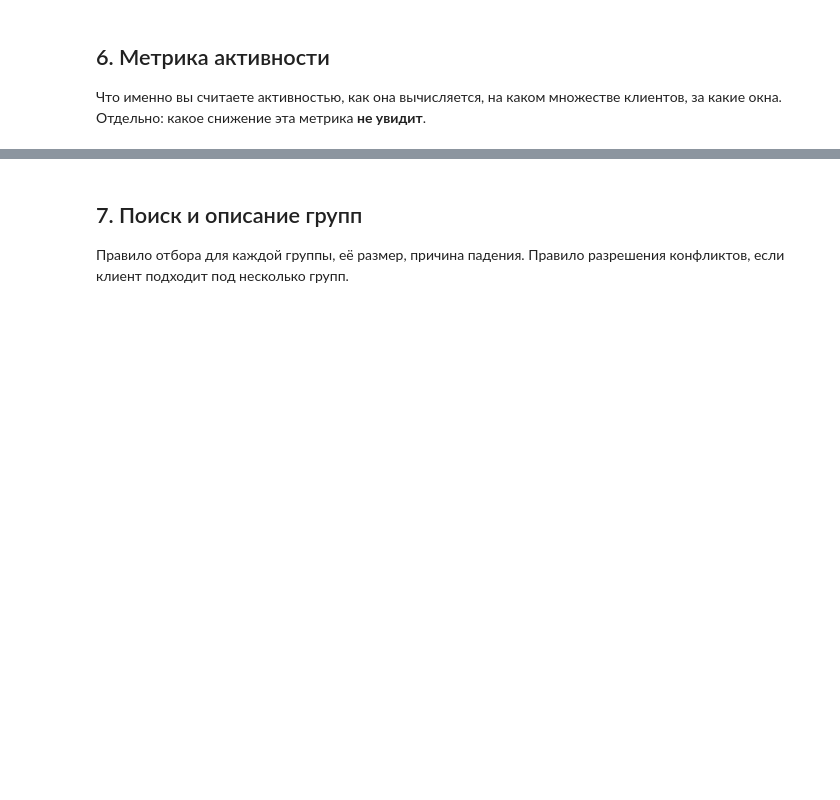
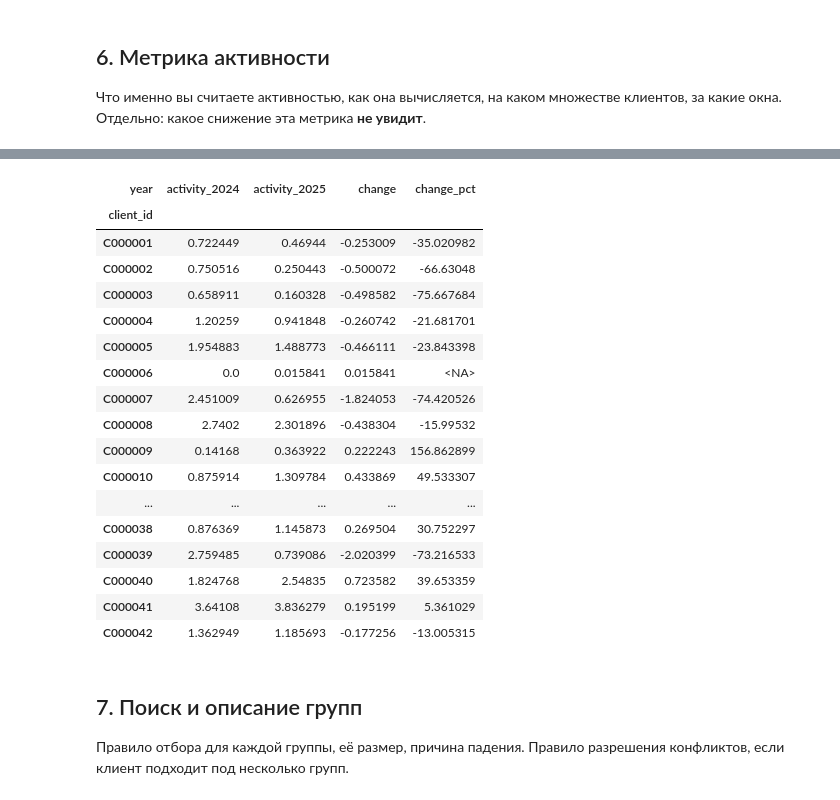
Before and after one commit to divik-T/Lab1GroupsClientsLeak, a Jupyter notebook: notebooks/01_analysis.ipynb, the cells around one changed output, grey strips where cells are left out. Cells and saved outputs as stored; diff of their text form; code cells hidden in the pictures; blank space fills up the shorter version.

```diff
--- a/notebooks/01_analysis.ipynb
+++ b/notebooks/01_analysis.ipynb
@@ -1430,3 +1620,53 @@ df1FIX.groupby("segment")["monthly_income"].median().plot.bar()
+# %%
+activity_monthly["year"] = activity_monthly["month"].dt.year
+
+activity_comparison = (
+    activity_monthly
+    .groupby(["client_id", "year"])["activity"]
+    .mean()
+    .unstack("year")
+    .reindex(columns=[2024, 2025])
+    .rename(columns={
+        2024: "activity_2024",
+        2025: "activity_2025",
+    })
+)
+
+activity_comparison["change"] = (
+    activity_comparison["activity_2025"]
+    - activity_comparison["activity_2024"]
+)
+
+activity_comparison["change_pct"] = (
+    activity_comparison["change"]
+    .div(
+        activity_comparison["activity_2024"].where(
+            activity_comparison["activity_2024"].gt(0)
+        )
+    )
+    .mul(100)
+)
+
+display(activity_comparison.head(40))
+# %% [output]
+| year | activity_2024 | activity_2025 | change | change_pct |
+| client_id |  |  |  |  |
+| C000001 | 0.722449 | 0.46944 | -0.253009 | -35.020982 |
+| C000002 | 0.750516 | 0.250443 | -0.500072 | -66.63048 |
+| C000003 | 0.658911 | 0.160328 | -0.498582 | -75.667684 |
+| C000004 | 1.20259 | 0.941848 | -0.260742 | -21.681701 |
+| C000005 | 1.954883 | 1.488773 | -0.466111 | -23.843398 |
+| C000006 | 0.0 | 0.015841 | 0.015841 | <NA> |
+| C000007 | 2.451009 | 0.626955 | -1.824053 | -74.420526 |
+| C000008 | 2.7402 | 2.301896 | -0.438304 | -15.99532 |
+| C000009 | 0.14168 | 0.363922 | 0.222243 | 156.862899 |
+| C000010 | 0.875914 | 1.309784 | 0.433869 | 49.533307 |
+| ... | ... | ... | ... | ... |
+| C000038 | 0.876369 | 1.145873 | 0.269504 | 30.752297 |
+| C000039 | 2.759485 | 0.739086 | -2.020399 | -73.216533 |
+| C000040 | 1.824768 | 2.54835 | 0.723582 | 39.653359 |
+| C000041 | 3.64108 | 3.836279 | 0.195199 | 5.361029 |
+| C000042 | 1.362949 | 1.185693 | -0.177256 | -13.005315 |
 # %% [markdown]
 ## 7. Поиск и описание групп
 
```
Also changed, not shown: parts of 6 cells of this notebook.
